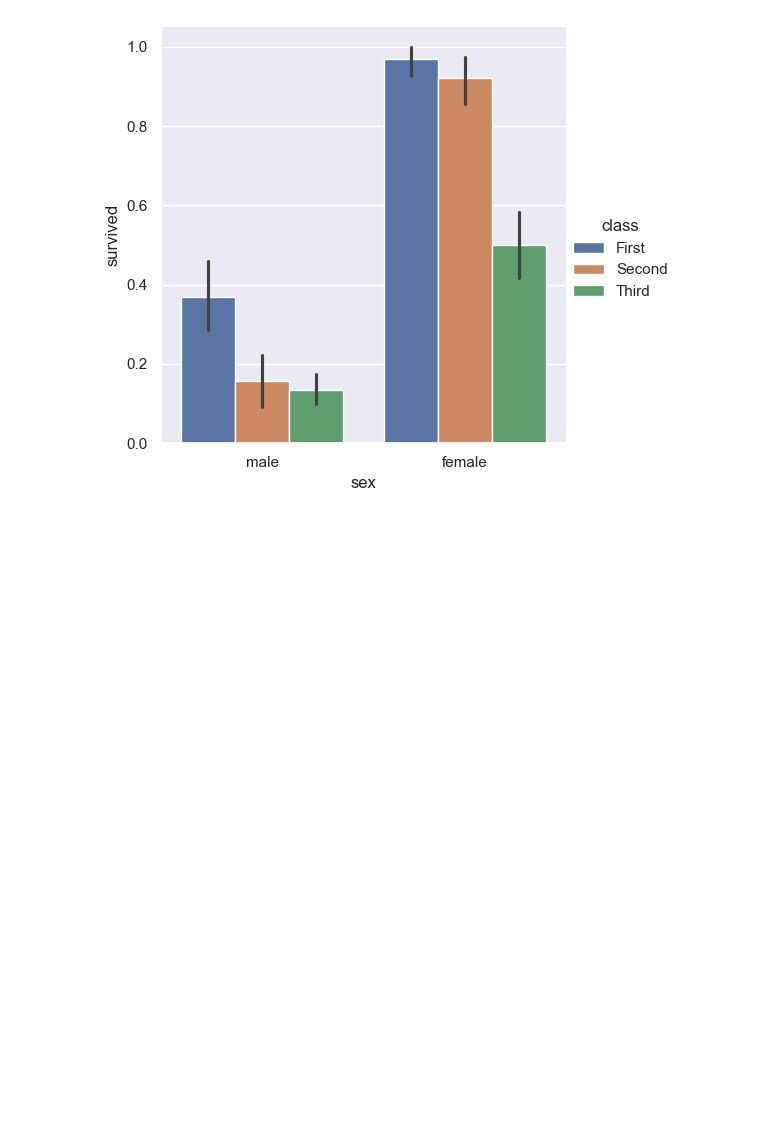
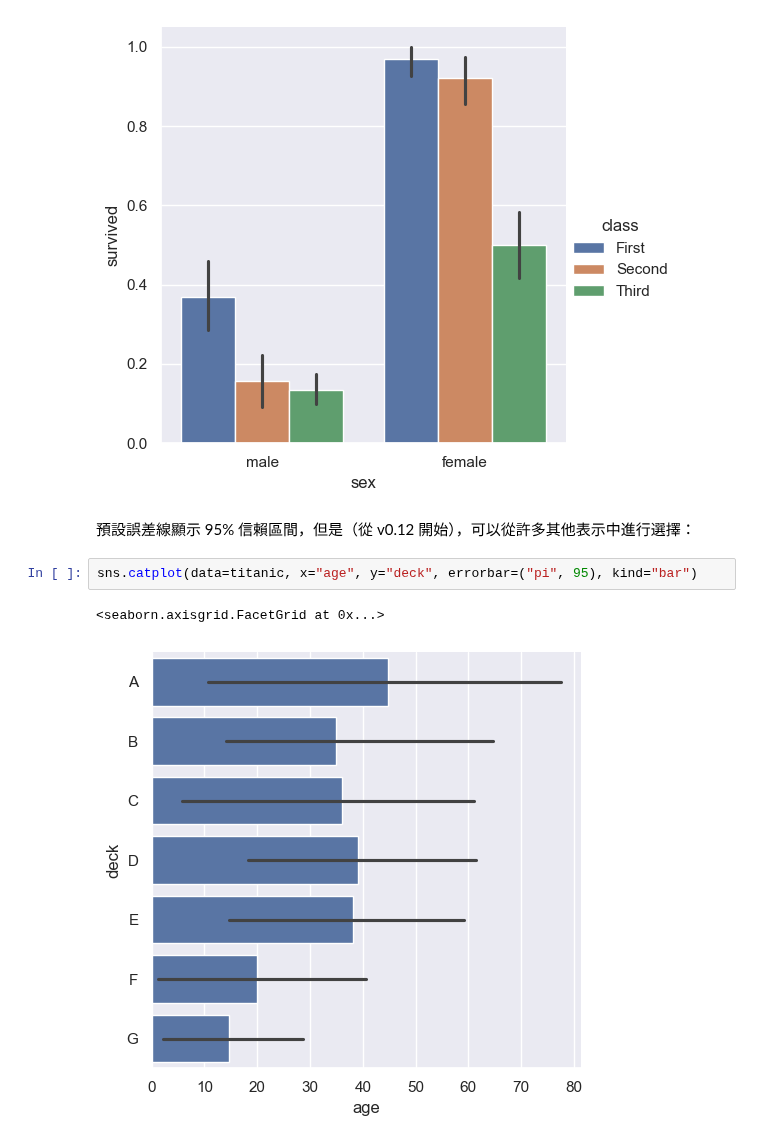
Before and after one commit to wu4fmp6/machine_learning, a Jupyter notebook: 4_4.ipynb, the cells around one changed output. Saved outputs shown, nothing was run; the diff lists cells and outputs as text; blank space fills up the shorter version.

```diff
--- a/4_4.ipynb
+++ b/4_4.ipynb
@@ -231,3 +231,10 @@ sns.catplot(data=titanic, x="sex", y="survived", hue="class", kind="bar")
 # %% [output]
 <seaborn.axisgrid.FacetGrid at 0x...>
 [figure]
+# %% [markdown]
+預設誤差線顯示 95% 信賴區間，但是（從 v0.12 開始），可以從許多其他表示中進行選擇：
+# %%
+sns.catplot(data=titanic, x="age", y="deck", errorbar=("pi", 95), kind="bar")
+# %% [output]
+<seaborn.axisgrid.FacetGrid at 0x...>
+[figure, added]
```
Also changed, not shown: parts of 2 cells of this notebook.
